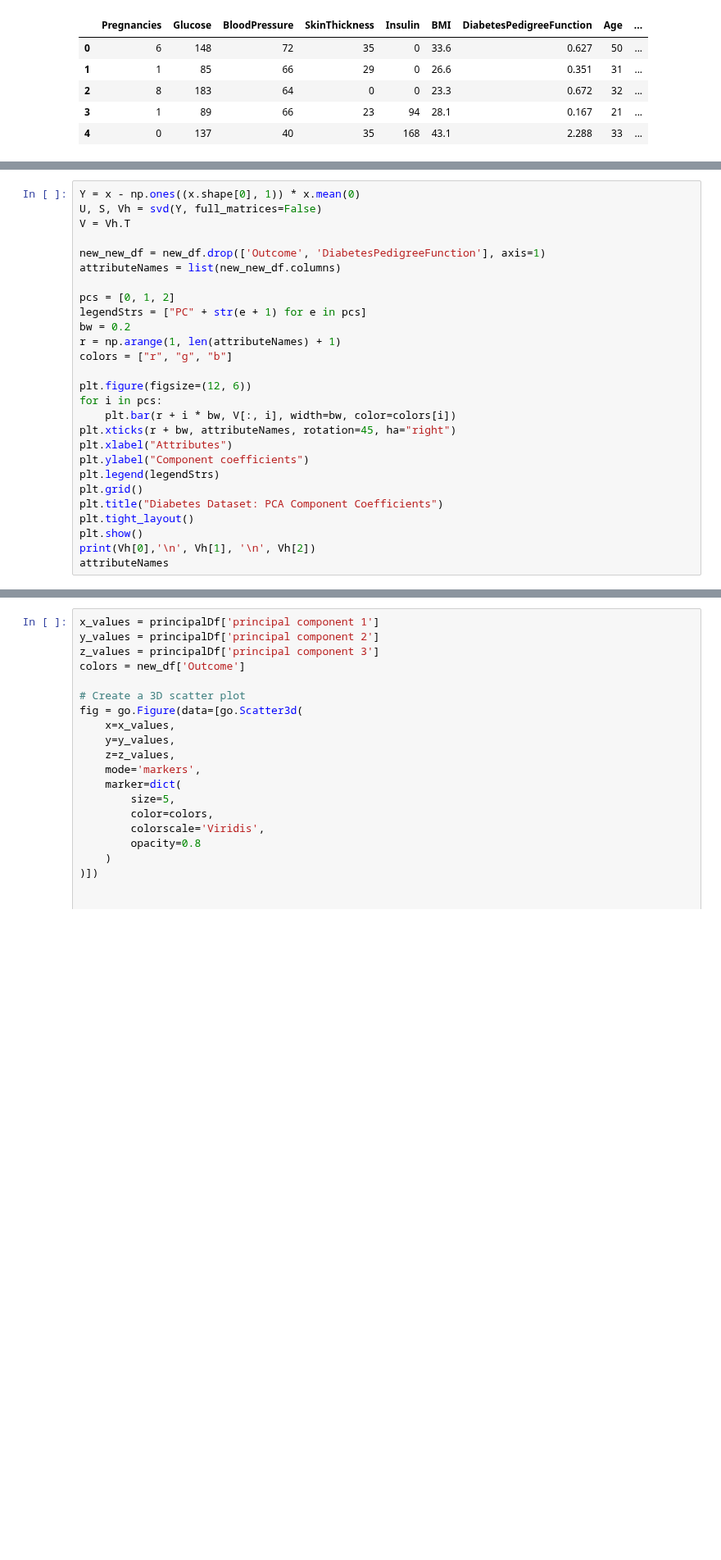
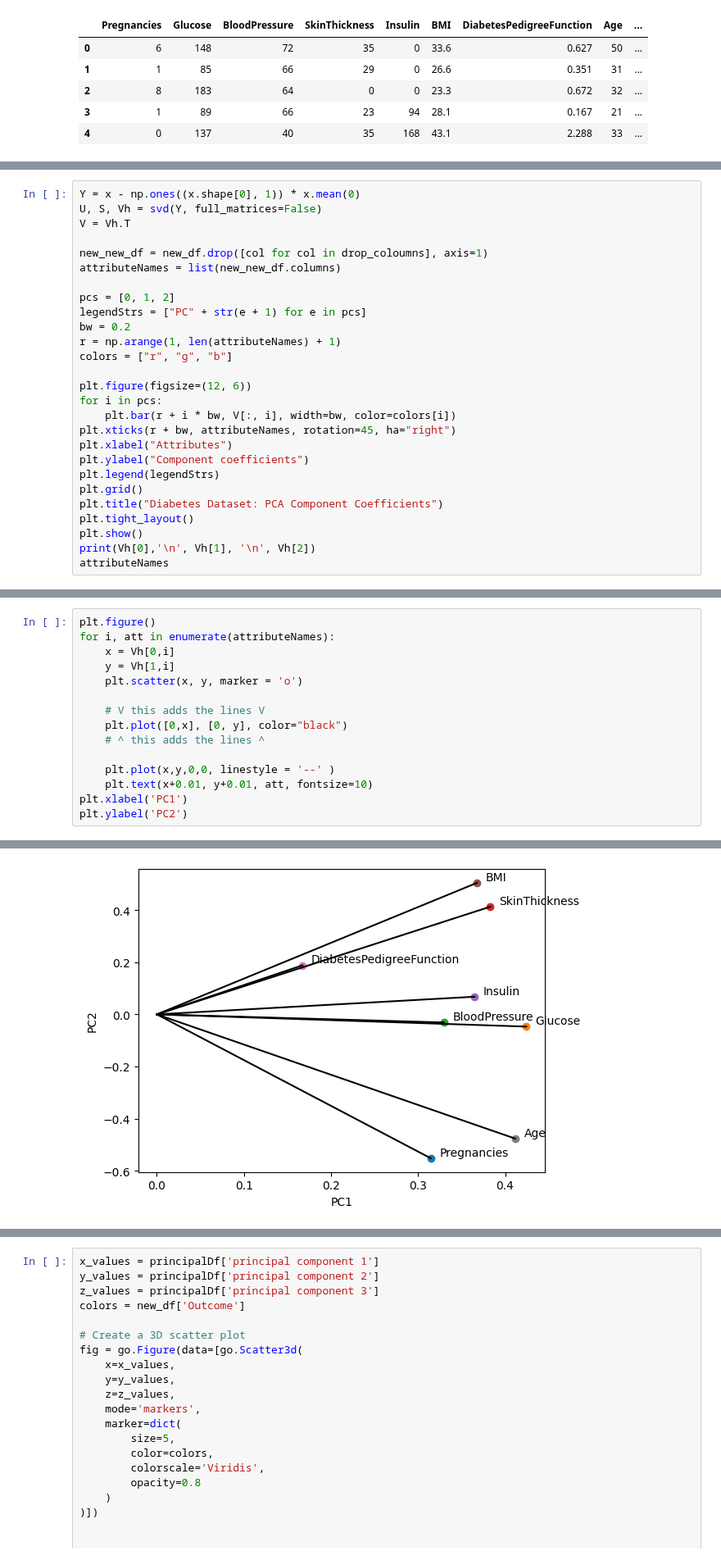
Before and after one commit to NicholasBorch/ML-02450project1, a Jupyter notebook: Data_analysis_diabetes.ipynb, the cells around one changed output, grey strips where cells are left out. Shown at 82% size. Cells and saved outputs as stored; diff of their text form; blank space fills up the shorter version.

```diff
--- a/Data_analysis_diabetes.ipynb
+++ b/Data_analysis_diabetes.ipynb
@@ -207,7 +208,7 @@ Y = x - np.ones((x.shape[0], 1)) * x.mean(0)
 U, S, Vh = svd(Y, full_matrices=False)
 V = Vh.T
 
-new_new_df = new_df.drop(['Outcome', 'DiabetesPedigreeFunction'], axis=1)
+new_new_df = new_df.drop([col for col in drop_coloumns], axis=1)
 attributeNames = list(new_new_df.columns)
 
 pcs = [0, 1, 2]
@@ -246 +248,17 @@ attributeNames
  'Age']
+# %%
+plt.figure()
+for i, att in enumerate(attributeNames):
+    x = Vh[0,i]
+    y = Vh[1,i]
+    plt.scatter(x, y, marker = 'o')
+
+    # V this adds the lines V
+    plt.plot([0,x], [0, y], color="black")
+    # ^ this adds the lines ^
+
+    plt.plot(x,y,0,0, linestyle = '--' )
+    plt.text(x+0.01, y+0.01, att, fontsize=10)
+plt.xlabel('PC1')
+plt.ylabel('PC2')
+# %% [output]
@@ -247,3 +266,4 @@ attributeNames
+[figure, added]
 # %%
 # Plotting 3D
 fig = plt.figure(figsize=(8, 6))
```
Also changed, not shown: parts of 13 cells of this notebook.
